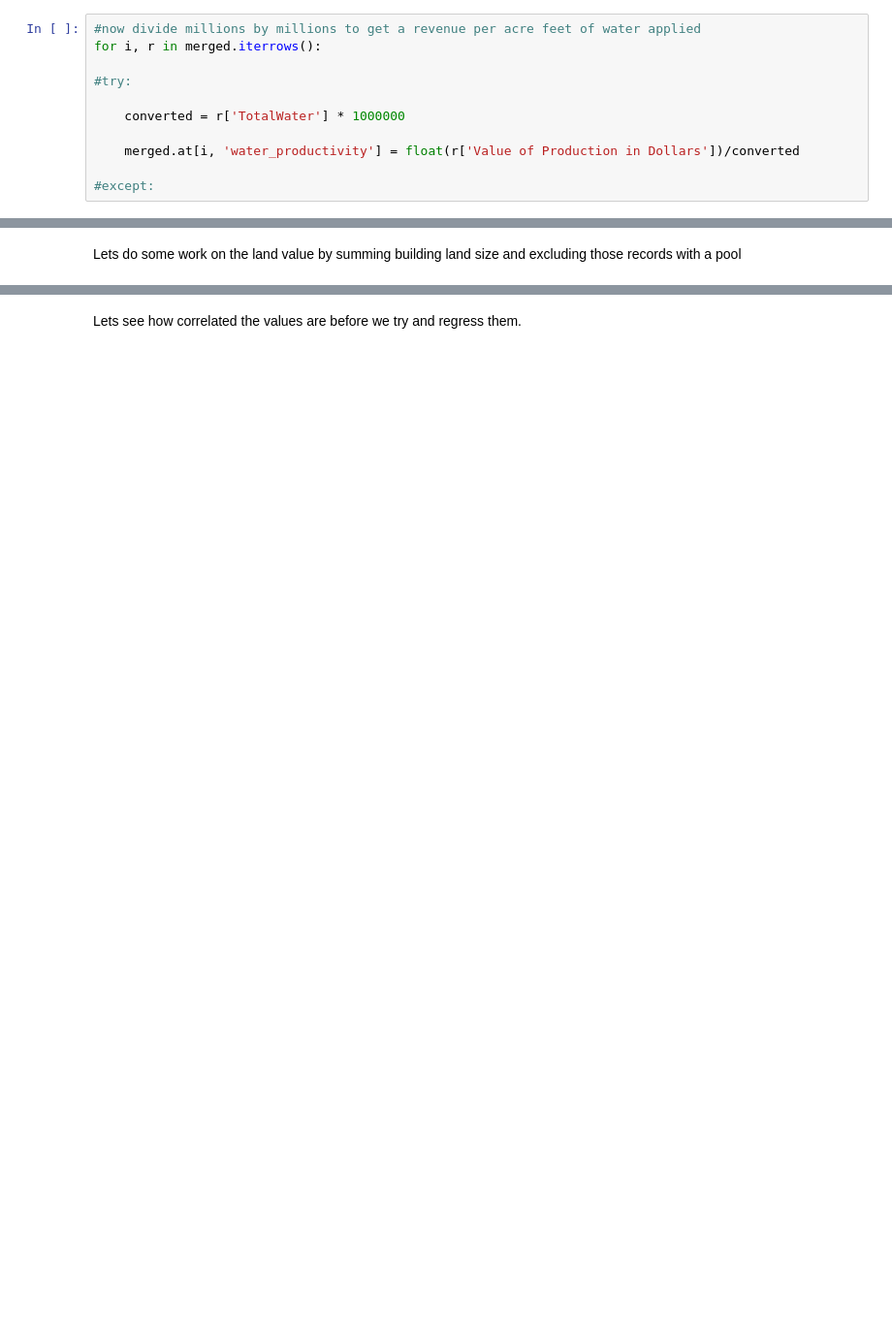
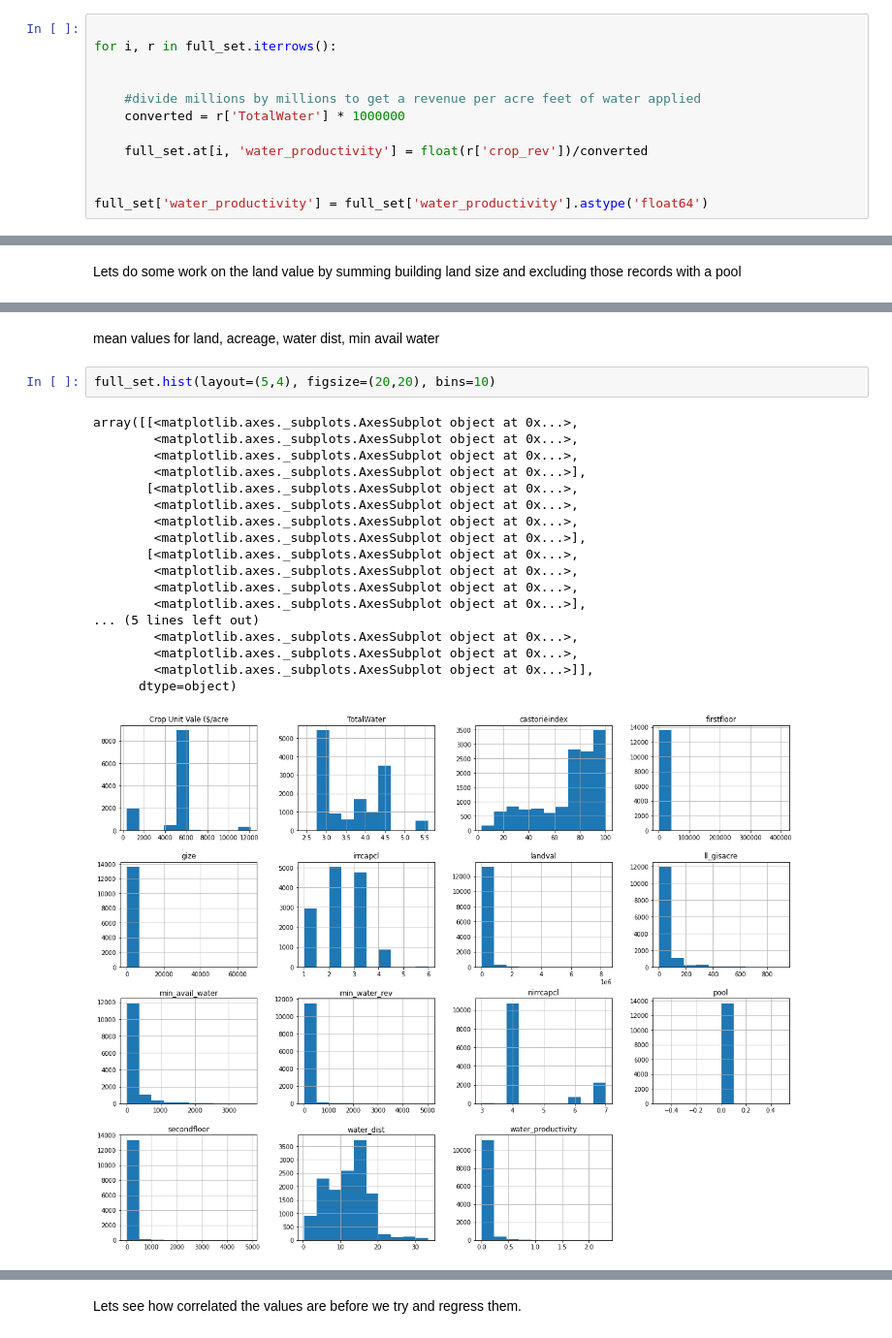
Before and after one commit to draget/w210_water, a Jupyter notebook: Hedonic Modeling.ipynb, the cells around one changed output, grey strips where cells are left out. Shown: that part at 97% size. Drawn from its saved outputs; the diff is of its cells as text; blank space fills up the shorter version.

```diff
--- a/Hedonic Modeling.ipynb
+++ b/Hedonic Modeling.ipynb
@@ -313,11 +277,12 @@ measured in dollars per acre-foot -- our 'water productivity'
 # %%
-#now divide millions by millions to get a revenue per acre feet of water applied
-for i, r in merged.iterrows():
 
-#try:
+for i, r in full_set.iterrows():
 
+
+    #divide millions by millions to get a revenue per acre feet of water applied
     converted = r['TotalWater'] * 1000000
 
-    merged.at[i, 'water_productivity'] = float(r['Value of Production in Dollars'])/converted
+    full_set.at[i, 'water_productivity'] = float(r['crop_rev'])/converted
 
-#except:
+
+full_set['water_productivity'] = full_set['water_productivity'].astype('float64')
@@ -460,0 +392,23 @@ now lets try and do some anaysis and take a stab at regression
+# %% [markdown]
+mean values for land, acreage, water dist, min avail water
+# %%
+full_set.hist(layout=(5,4), figsize=(20,20), bins=10)
+# %% [output]
+array([[<matplotlib.axes._subplots.AxesSubplot object at 0x...>,
+        <matplotlib.axes._subplots.AxesSubplot object at 0x...>,
+        <matplotlib.axes._subplots.AxesSubplot object at 0x...>,
+        <matplotlib.axes._subplots.AxesSubplot object at 0x...>],
+       [<matplotlib.axes._subplots.AxesSubplot object at 0x...>,
+        <matplotlib.axes._subplots.AxesSubplot object at 0x...>,
+        <matplotlib.axes._subplots.AxesSubplot object at 0x...>,
+        <matplotlib.axes._subplots.AxesSubplot object at 0x...>],
+       [<matplotlib.axes._subplots.AxesSubplot object at 0x...>,
+        <matplotlib.axes._subplots.AxesSubplot object at 0x...>,
+        <matplotlib.axes._subplots.AxesSubplot object at 0x...>,
+        <matplotlib.axes._subplots.AxesSubplot object at 0x...>],
+... (5 lines left out)
+        <matplotlib.axes._subplots.AxesSubplot object at 0x...>,
+        <matplotlib.axes._subplots.AxesSubplot object at 0x...>,
+        <matplotlib.axes._subplots.AxesSubplot object at 0x...>]],
+      dtype=object)
+[figure, added]
```
Also changed, not shown: parts of 141 cells of this notebook.
